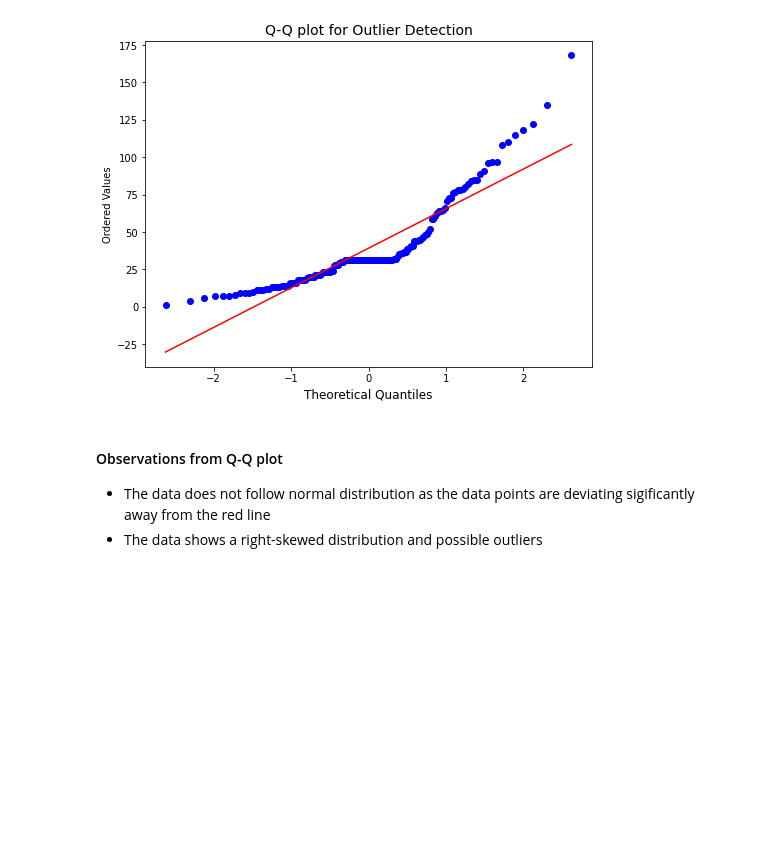
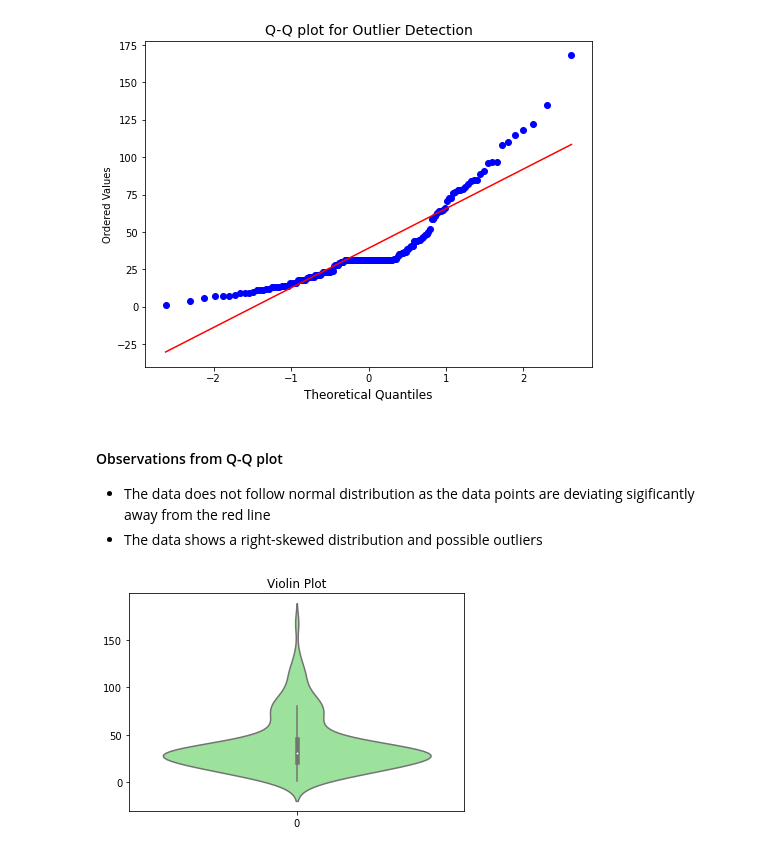
Before and after one commit to TEJA6711/task, a Jupyter notebook: EDA 4-checkpoint.ipynb, the cells around one changed output. Cells and saved outputs as stored; diff of their text form; code cells hidden in the pictures; blank space fills up the shorter version.

```diff
--- a/EDA 4-checkpoint.ipynb
+++ b/EDA 4-checkpoint.ipynb
@@ -347,3 +347,9 @@ Text(0.5, 0, 'Theoretical Quantiles')
 #### Observations from Q-Q plot
 - The data does not follow normal distribution as the data points are deviating sigificantly away from the red line
 - The data shows a right-skewed distribution and possible outliers
+# %%
+sns.violinplot(data=data1["Ozone"],color='lightgreen')
+plt.title("Violin Plot")
+plt.show()
+# %% [output]
+[figure, added]
```
Also changed, not shown: parts of 8 cells of this notebook.
